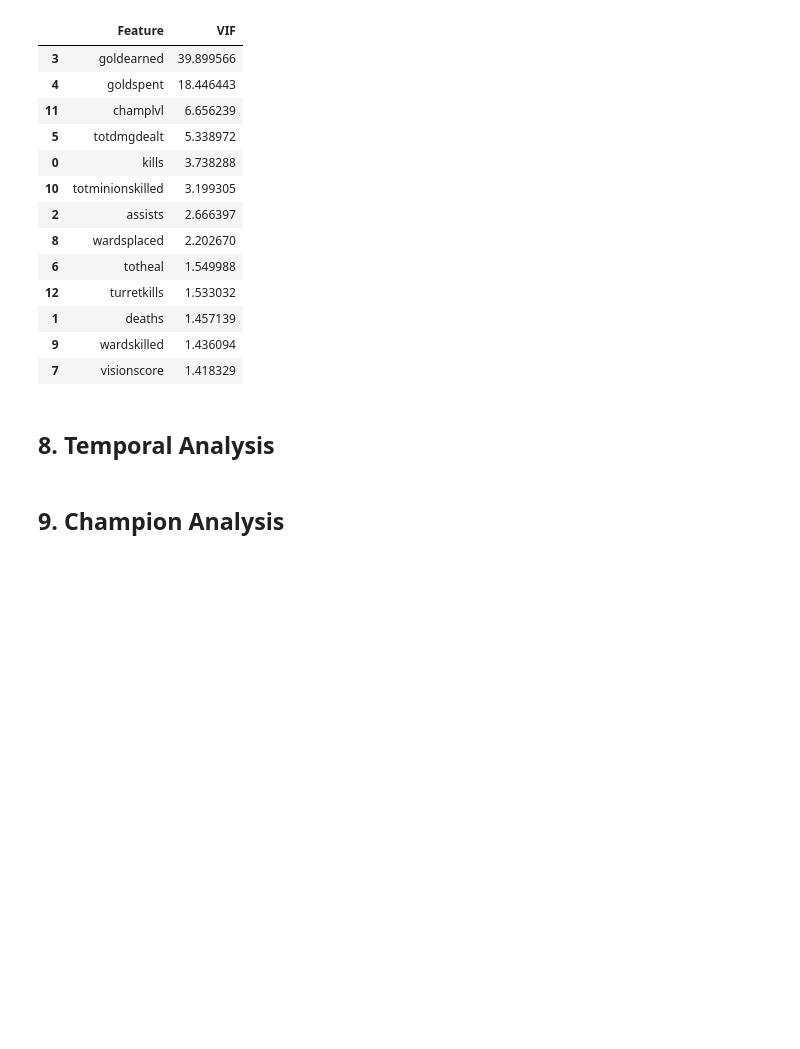
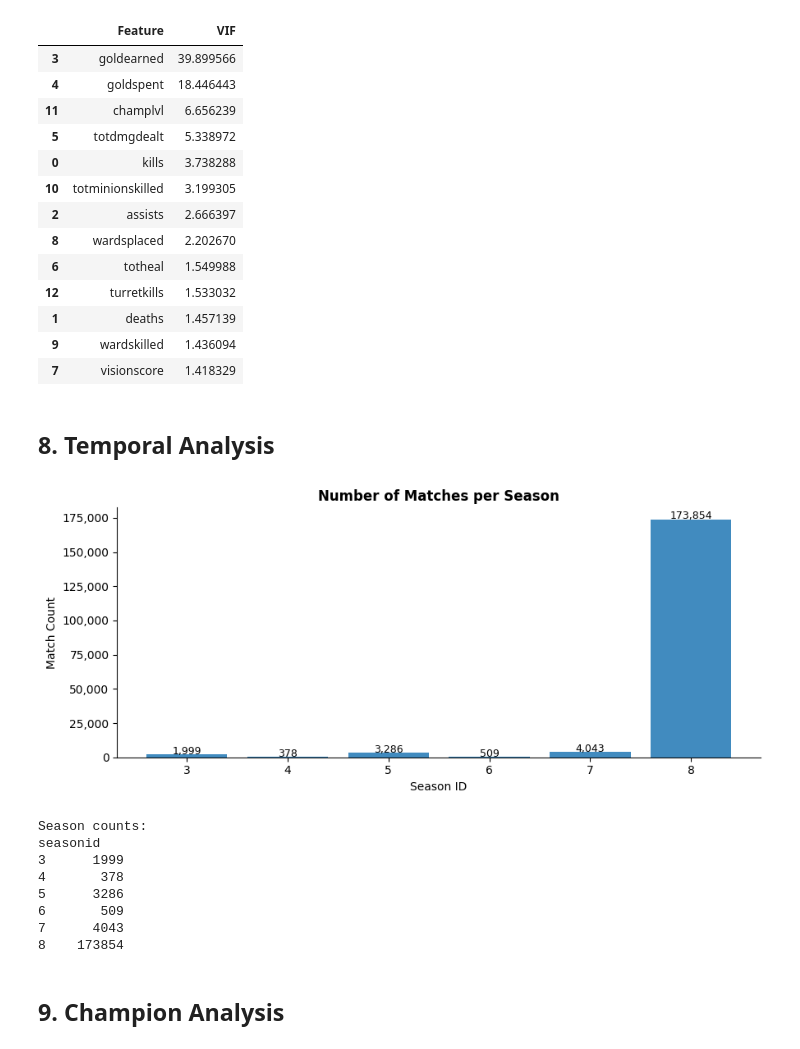
Before and after one commit to El-Maktab/lol-match-oracle, a Jupyter notebook: notebooks/ 01_data_exploration.ipynb, the cells around one changed output. Cells and saved outputs as stored; diff of their text form; code cells hidden in the pictures; blank space fills up the shorter version.

```diff
--- a/notebooks/ 01_data_exploration.ipynb
+++ b/notebooks/ 01_data_exploration.ipynb
@@ -439,5 +466,39 @@ vif_results
 | 7 | visionscore | 1.418329 |
 # %% [markdown]
 ## 8. Temporal Analysis
+# %%
+season_counts = matches_df["seasonid"].value_counts().sort_index()
+
+fig, ax = plt.subplots(figsize=(9, 4))
+ax.bar(
+    season_counts.index.astype(str),
+    season_counts.values,
+    edgecolor="none",
+    alpha=0.85,
+)
+
+for i, v in enumerate(season_counts.values):
+    ax.text(i, v + 200, f"{v:,}", ha="center", fontsize=9)
+
+ax.set_title("Number of Matches per Season", fontweight="bold")
+ax.set_xlabel("Season ID")
+ax.set_ylabel("Match Count")
+ax.yaxis.set_major_formatter(mticker.FuncFormatter(lambda x, _: f"{int(x):,}"))
+ax.spines[["top", "right"]].set_visible(False)
+
+plt.tight_layout()
+plt.show()
+
+print(f"Season counts:\n{season_counts.to_string()}")
+# %% [output]
+[figure, added]
+Season counts:
+seasonid
+3      1999
+4       378
+5      3286
+6       509
+7      4043
+8    173854
 # %% [markdown]
 ## 9. Champion Analysis
```
Also changed, not shown: parts of 4 cells of this notebook.
